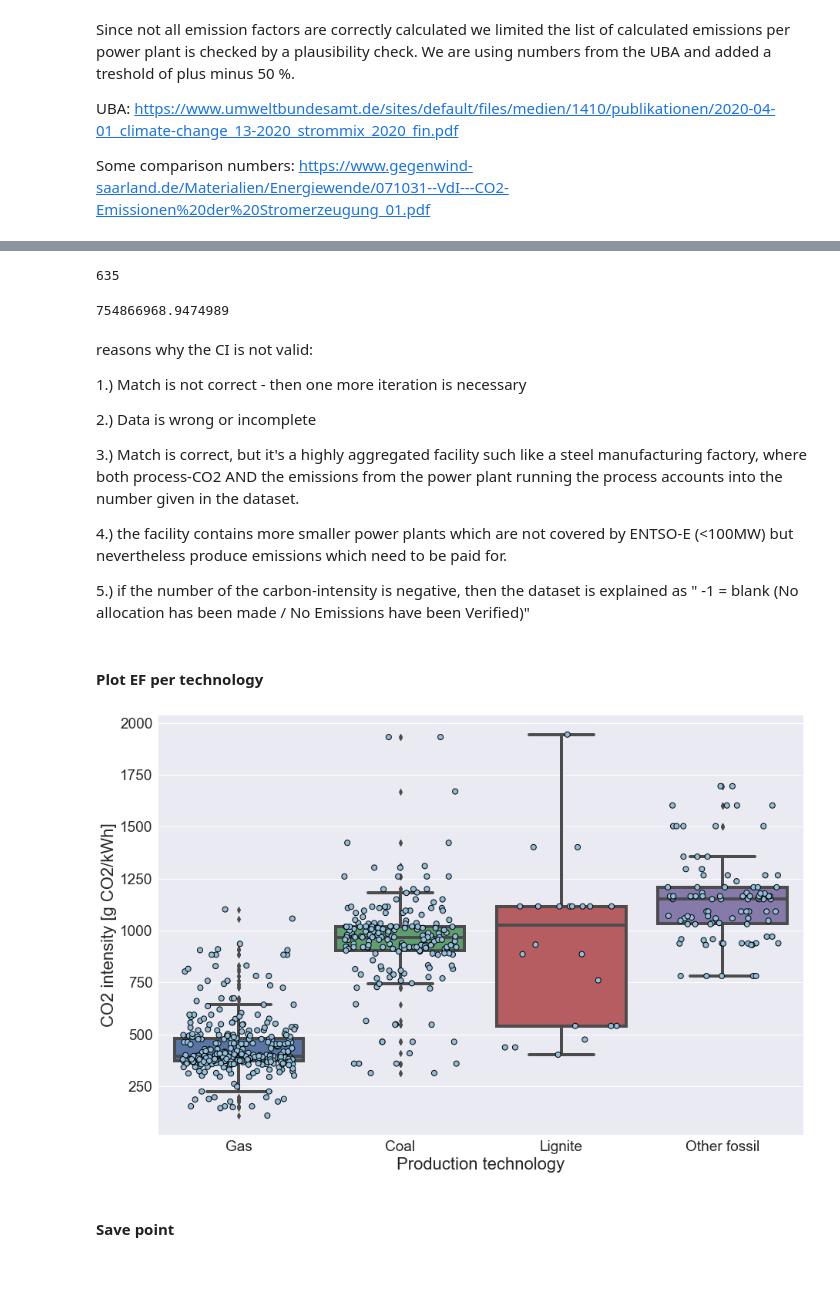
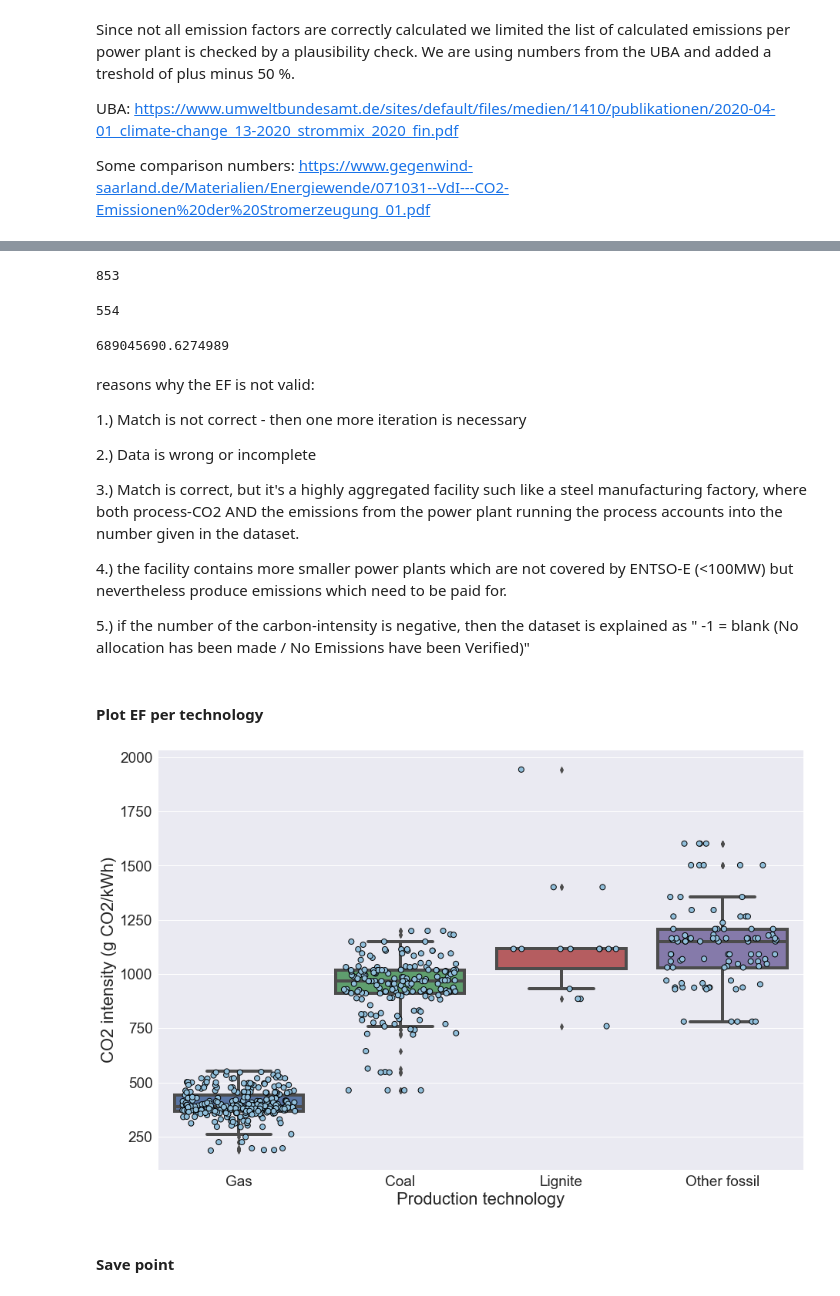
Before and after one commit to INATECH-CIG/CO2_emissions_factors, a Jupyter notebook: EF calculation bottom up method.ipynb, the cells around one changed output, grey strips where cells are left out. Saved outputs shown, nothing was run; the diff lists cells and outputs as text; code cells hidden in the pictures.

```diff
--- a/EF calculation bottom up method.ipynb
+++ b/EF calculation bottom up method.ipynb
@@ -408,13 +421,6 @@ emission_space = {"lignite": (1.635,0.545),
                   "hard_coal": (1.230,0.410),
                   "gas": (0.555,0.185),
                   "other_fossil": (2.250,0.750)}
-# %%
-# emissions space per technology in [t CO2/MWh]
-
-emission_space = {"lignite": (1.635*2,0.545/2),
-                  "hard_coal": (1.230*2,0.410/2),
-                  "gas": (0.555*2,0.185/2),
-                  "other_fossil": (2.250*2,0.750/2)}
 # %%
 # function for CI check
 def check_CI (PP_EF, ProductionTypeName):
@@ -437,15 +439,20 @@ len(generation_unit_info_matched)
+# %%
+#number of matched power plants
+len(generation_unit_info_matched)
+# %% [output]
+853
 # %%
-#number of power plants
+#number of validated power plants
 len(generation_unit_info_validated)
 # %% [output]
-635
+554
 # %%
 # total generation of validated power plants
 generation_unit_info_validated.generation_2018.sum()
 # %% [output]
-754866968.9474989
+689045690.6274989
 # %% [markdown]
-reasons why the CI is not valid:
+reasons why the EF is not valid:
 
 1.) Match is not correct - then one more iteration is necessary
 
@@ -461,31 +468,29 @@ produce emissions which need to be paid for.
 #### Plot EF per technology
 # %%
 generation_unit_info_validated_plot = generation_unit_info_validated[['ProductionTypeName','PP_EF2018','EUTL_countrycode']].copy()
-
-
 
 # convert to g CO2 / kWh
 generation_unit_info_validated_plot.PP_EF2018 = generation_unit_info_validated_plot.PP_EF2018 * 1000
 
 fig, ax = plt.subplots(1, 1)
 
 ax = sns.boxplot(x="ProductionTypeName", y="PP_EF2018", data=generation_unit_info_validated_plot, orient="v", linewidth=4, dodge=True)
 
 ax = sns.stripplot(x="ProductionTypeName", y="PP_EF2018", data=generation_unit_info_validated_plot, color=".25", orient="v", size=7, jitter=0.35, palette=['#91bfdb'],edgecolor='black',
                   linewidth=1, dodge=True)
 
 ax.set_xlabel("Production technology", fontsize=22)
-ax.set_ylabel("CO2 intensity [g CO2/kWh]" , fontsize=22)
+ax.set_ylabel("CO2 intensity (g CO2/kWh)" , fontsize=22)
 
 ax.tick_params(axis='x',labelsize=19)
 ax.tick_params(axis='y',labelsize=19)
 
 labels = ['Gas','Coal','Lignite','Other fossil']
 
 ax.set_xticklabels(labels)
 pass
 # %% [output]
-[figure, old version]
+[figure, new version]
 # %% [markdown]
 #### Save point
 # %%
```
Also changed, not shown: parts of 37 cells of this notebook, 14 other files.
